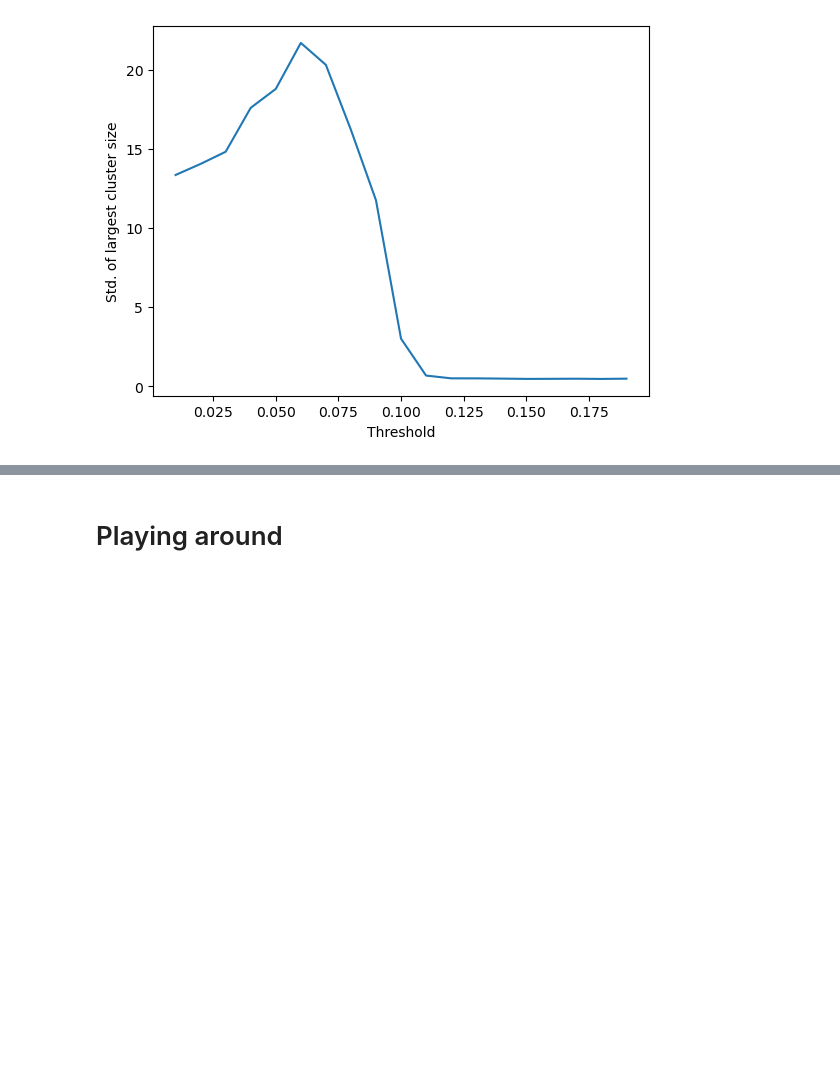
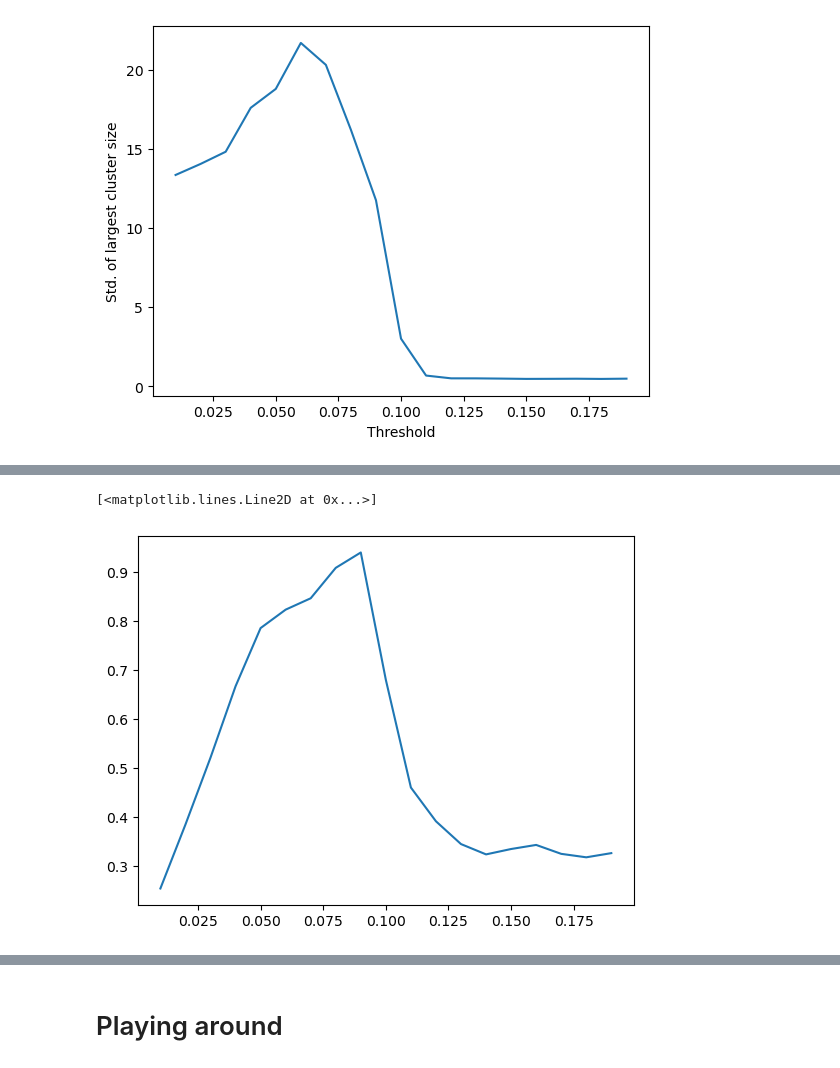
Before and after one commit to Mark-Kac-Center/cna2023-critical-brain, a Jupyter notebook: exercises_solution.ipynb, the cells around one changed output, grey strips where cells are left out. Saved outputs shown, nothing was run; the diff lists cells and outputs as text; code cells hidden in the pictures; blank space fills up the shorter version.

```diff
--- a/exercises_solution.ipynb
+++ b/exercises_solution.ipynb
@@ -547,0 +572,5 @@ Load file with activities, thresholds, and computed clusters. Can you say whethe
+# %%
+plt.plot(Ts,ac1)
+# %% [output]
+[<matplotlib.lines.Line2D at 0x...>]
+[figure, added]
```
Also changed, not shown: parts of 10 cells of this notebook, 3 other files.
